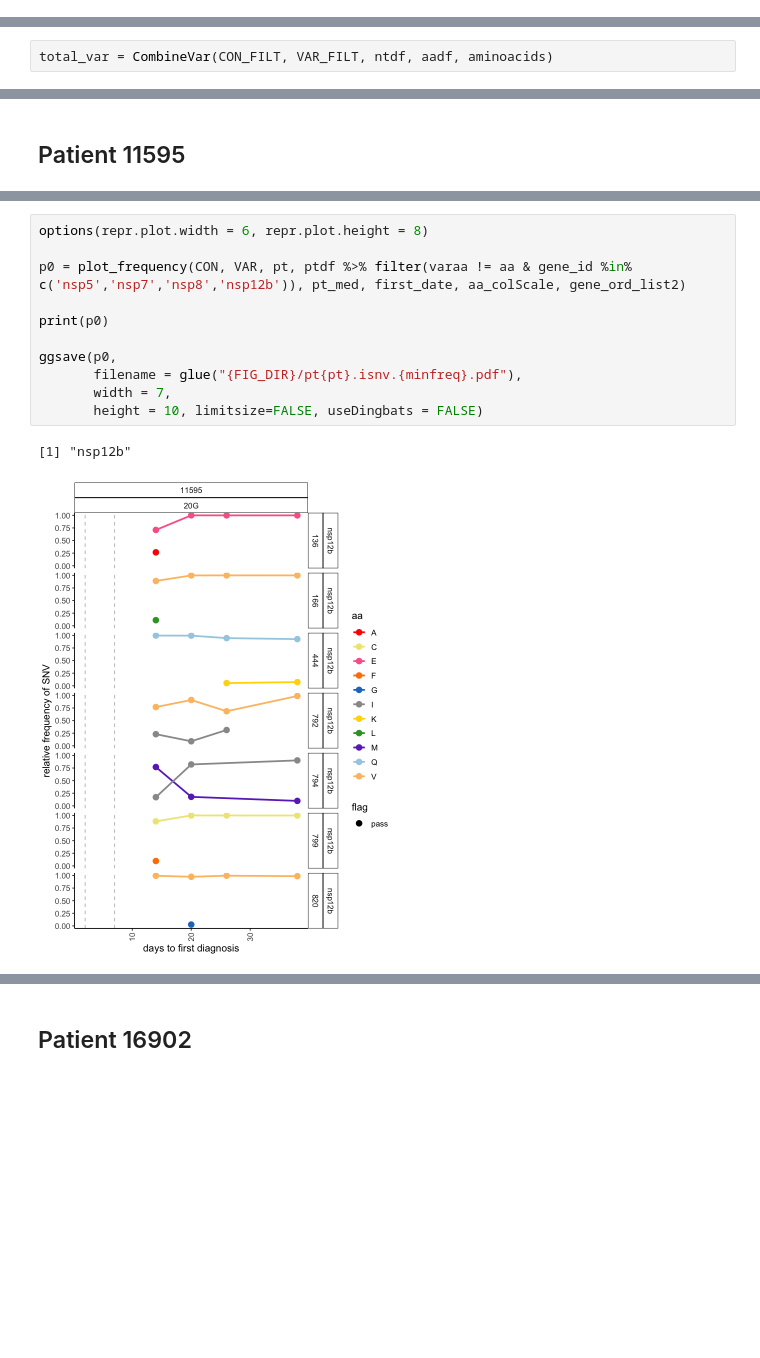
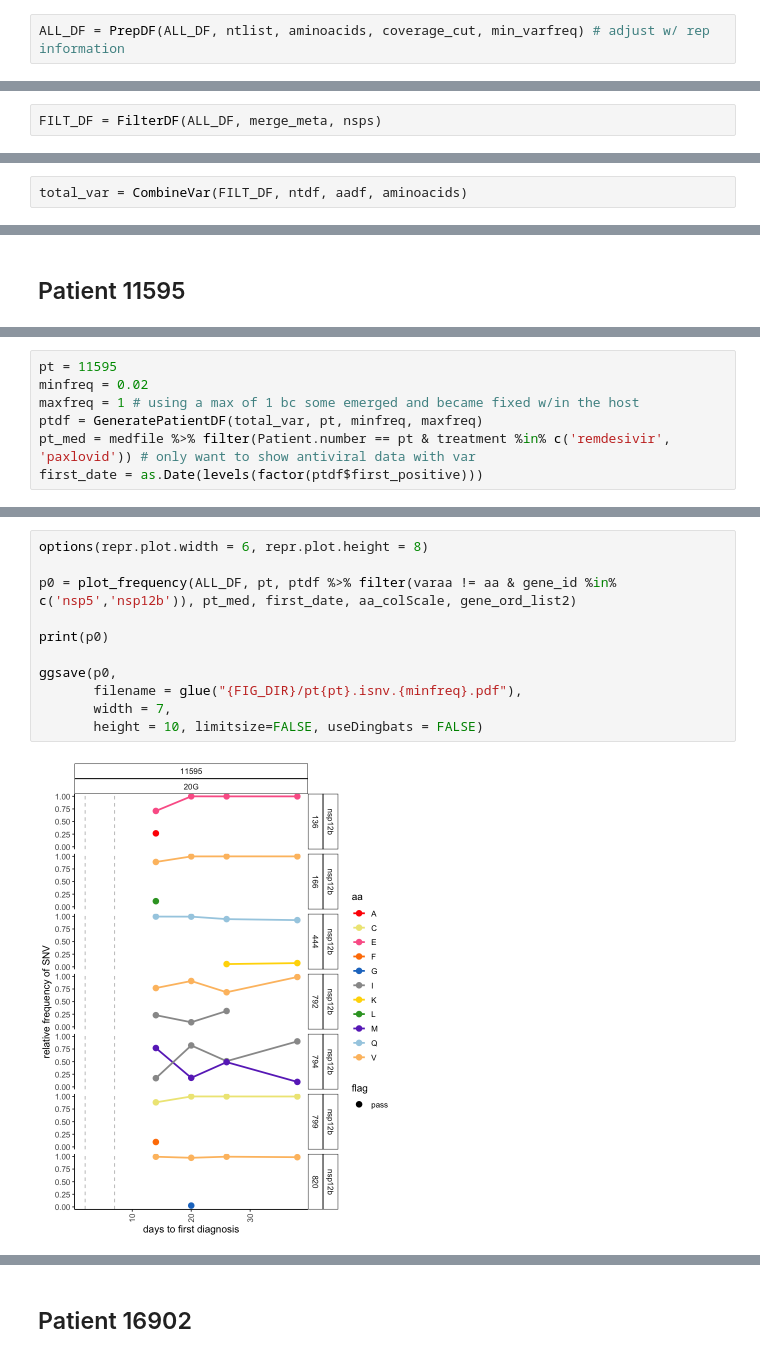
Before and after one commit to GhedinSGS/SARS-CoV-2_Antiviral_Resistance, a Jupyter notebook: scripts/rdv_resistance.ipynb, the cells around one changed output, grey strips where cells are left out. Drawn from its saved outputs; the diff is of its cells as text; blank space fills up the shorter version.

```diff
--- a/scripts/rdv_resistance.ipynb
+++ b/scripts/rdv_resistance.ipynb
@@ -255,0 +315,2 @@ VAR_FILT = FilterVar(VAR, merge_meta, pull_minor_columns, nsps)
+# %%
+ALL_DF = PrepDF(ALL_DF, ntlist, aminoacids, coverage_cut, min_varfreq) # adjust w/ rep information
@@ -256,3 +322,5 @@ VAR_FILT = FilterVar(VAR, merge_meta, pull_minor_columns, nsps)
+# %%
+FILT_DF = FilterDF(ALL_DF, merge_meta, nsps)
 # %% [markdown]
 ## Prepping the correct reference information:
 # %%
@@ -264,7 +332,7 @@ ntdf = cat_dfs(ntdfs, 'nt')
 # %% [markdown]
 ## "Total Var" dataframe = consensus and minor variant together
 # %%
-total_var = CombineVar(CON_FILT, VAR_FILT, ntdf, aadf, aminoacids)
+total_var = CombineVar(FILT_DF, ntdf, aadf, aminoacids)
 # %%
 # filter for those fixed mutations - likely strain specific differences
 fixed_mutations = total_var %>%
@@ -353,0 +456,7 @@ first_date = as.Date(levels(factor(ptdf$first_positive)))
+# %%
+pt = 11595
+minfreq = 0.02
+maxfreq = 1 # using a max of 1 bc some emerged and became fixed w/in the host
+ptdf = GeneratePatientDF(total_var, pt, minfreq, maxfreq)
+pt_med = medfile %>% filter(Patient.number == pt & treatment %in% c('remdesivir', 'paxlovid')) # only want to show antiviral data with var
+first_date = as.Date(levels(factor(ptdf$first_positive)))
@@ -367,14 +493,13 @@ ggsave(p6,
 # %%
 options(repr.plot.width = 6, repr.plot.height = 8)
 
-p0 = plot_frequency(CON, VAR, pt, ptdf %>% filter(varaa != aa & gene_id %in% c('nsp5','nsp7','nsp8','nsp12b')), pt_med, first_date, aa_colScale, gene_ord_list2)
+p0 = plot_frequency(ALL_DF, pt, ptdf %>% filter(varaa != aa & gene_id %in% c('nsp5','nsp12b')), pt_med, first_date, aa_colScale, gene_ord_list2)
 
 print(p0)
 
 ggsave(p0,
        filename = glue("{FIG_DIR}/pt{pt}.isnv.{minfreq}.pdf"),
        width = 7,
        height = 10, limitsize=FALSE, useDingbats = FALSE)
 # %% [output]
-[1] "nsp12b"
-[figure, old version]
+[figure, new version]
```
Also changed, not shown: parts of 46 cells of this notebook.
